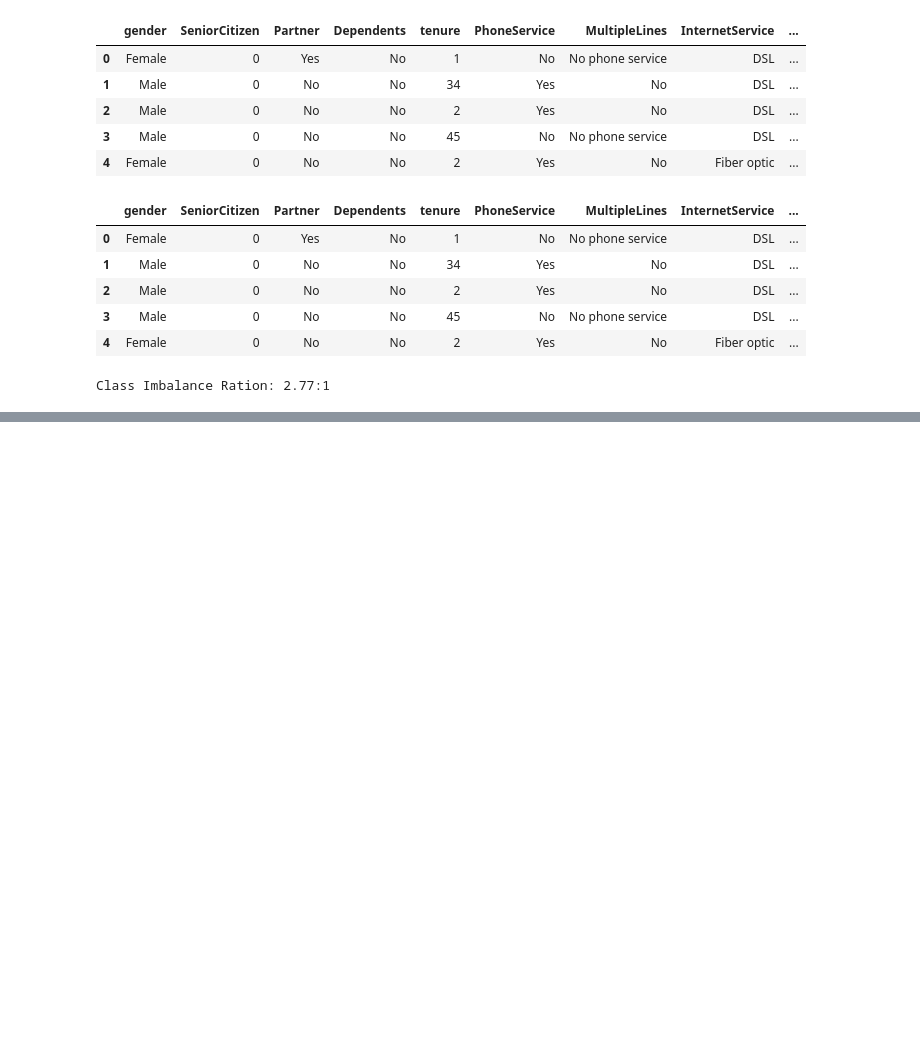
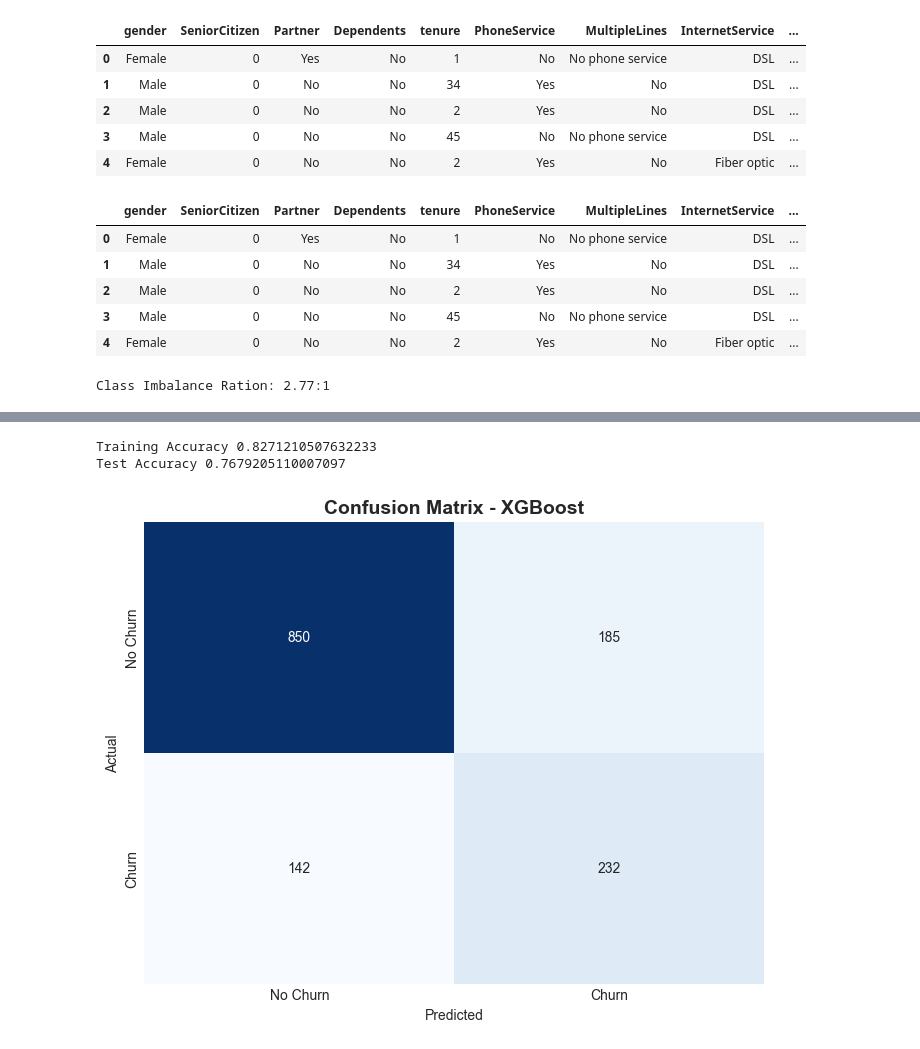
Before and after one commit to Moizah1/Telecom-customer-churn-prediction, a Jupyter notebook: customer_churn.ipynb, the cells around one changed output, grey strips where cells are left out. Saved outputs shown, nothing was run; the diff lists cells and outputs as text; code cells hidden in the pictures; blank space fills up the shorter version.

```diff
--- a/customer_churn.ipynb
+++ b/customer_churn.ipynb
@@ -65,0 +96,9 @@ plt.show()
+# %%
+#Data splitting
+
+X = df.drop('Churn', axis=1)
+Y = df['Churn']
+
+x_train, x_test, y_train, y_test = train_test_split(X,Y, test_size=0.2, stratify=Y, random_state=42)
+
+x_train.shape[0]
@@ -65,0 +113,12 @@ plt.show()
+# %%
+#Model (SMOD(synthetic minority over sampling) it will basically create a synthetic examples of the minority classes like the churners )
+     # it looks at the existing churner examples and creates a new one that are similar but not exact copies
+
+
+smote = SMOTE(random_state=42)
+
+x_train_balanced, y_train_balanced = smote.fit_resample(x_train, y_train)
+
+
+#before Smote
+dict(y_train.value_counts())
@@ -65,0 +134,6 @@ plt.show()
+# %%
+#XGBoost model (grading boosting algorithm (builds multiple decision tree sequentially where each tree tries to find the error of previous tree) )
+
+xgb_model = XGBClassifier(n_estimators=100, max_depth=5, learning_rate=0.1, random_state=42)
+
+xgb_model.fit(x_train_balanced, y_train_balanced)
@@ -65,0 +152,3 @@ plt.show()
+# %%
+y_train_pred = xgb_model.predict(x_train)
+y_test_pred = xgb_model.predict(x_test)
@@ -65,0 +158,20 @@ plt.show()
+# %%
+print('Training Accuracy', train_acc)
+print('Test Accuracy', test_acc)
+# %% [output]
+Training Accuracy 0.8271210507632233
+Test Accuracy 0.7679205110007097
+# %%
+#Prediction visualization
+
+cm = confusion_matrix(y_test, y_test_pred)
+plt.figure(figsize=(8,6))
+sns.heatmap(cm, annot=True, fmt='d', cmap='Blues', cbar=False,
+            xticklabels=['No Churn', 'Churn'], yticklabels=['No Churn', 'Churn'])
+
+plt.title('Confusion Matrix - XGBoost', fontsize=14, fontweight='bold')
+plt.ylabel('Actual')
+plt.xlabel('Predicted')
+plt.show()
+# %% [output]
+[figure, added]
```
Also changed, not shown: parts of 13 cells of this notebook, 1 other file.
